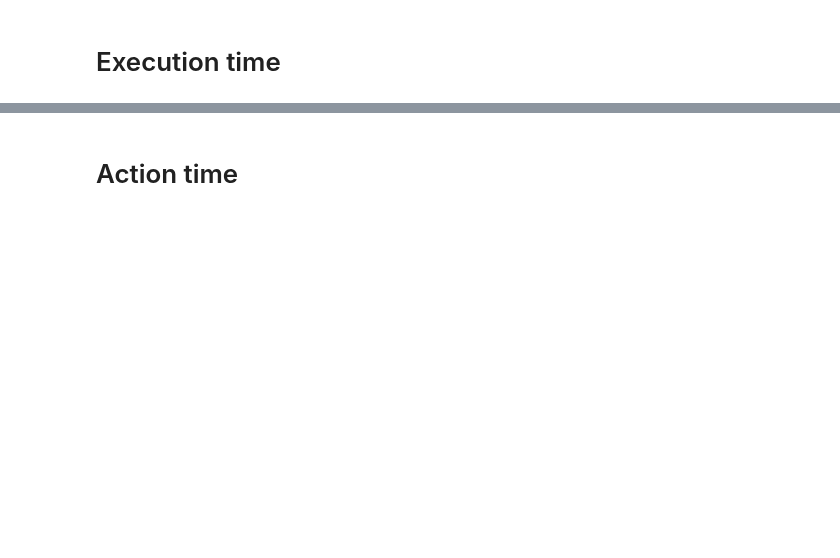
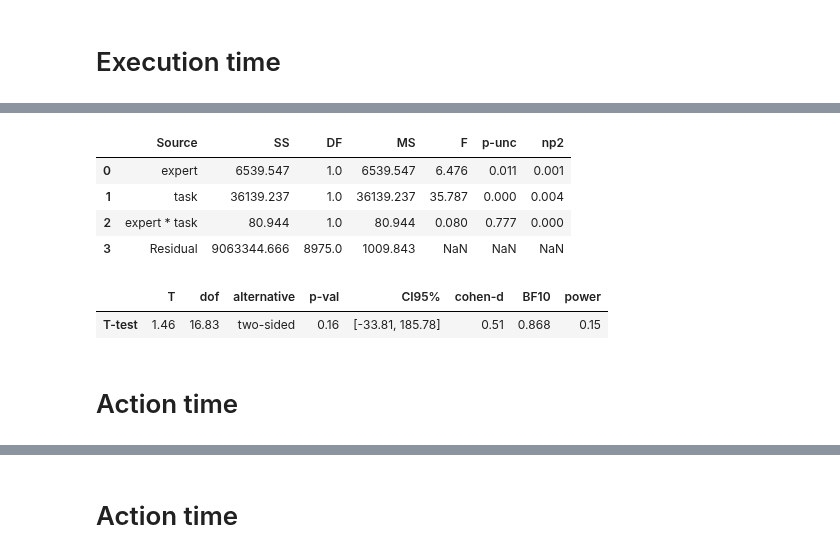
Before and after one commit to konstantgr/jupyter-logs-analysis, a Jupyter notebook: analysis/02-0-time-analysis.ipynb, the cells around one changed output, grey strips where cells are left out. Drawn from its saved outputs; the diff is of its cells as text; code cells hidden in the pictures; blank space fills up the shorter version.

```diff
--- a/analysis/02-0-time-analysis.ipynb
+++ b/analysis/02-0-time-analysis.ipynb
@@ -79,0 +83,19 @@ sum_exec = sum_exec + 0.000001
+# %%
+t1_execs_s = kernel_time_df.loc[((~kernel_time_df.expert) & (kernel_time_df.task == 'task1')), 'exec_time_n']
+t1_execs_e = kernel_time_df.loc[((kernel_time_df.expert) & (kernel_time_df.task == 'task1')), 'exec_time_n']
+pg.ttest(t1_execs_s, t1_execs_e).round(2)
+# %% [output]
+|  | Source | SS | DF | MS | F | p-unc | np2 |
+| 0 | expert | 6539.547 | 1.0 | 6539.547 | 6.476 | 0.011 | 0.001 |
+| 1 | task | 36139.237 | 1.0 | 36139.237 | 35.787 | 0.000 | 0.004 |
+| 2 | expert * task | 80.944 | 1.0 | 80.944 | 0.080 | 0.777 | 0.000 |
+| 3 | Residual | 9063344.666 | 8975.0 | 1009.843 | NaN | NaN | NaN |
+# %%
+t1_execs_s = kernel_time_df.loc[((~kernel_time_df.expert) & (kernel_time_df.task == 'task2')), 'exec_time_n']
+t1_execs_e = kernel_time_df.loc[((kernel_time_df.expert) & (kernel_time_df.task == 'task2')), 'exec_time_n']
+pg.ttest(t1_execs_s, t1_execs_e).round(2)
+# %% [output]
+|  | T | dof | alternative | p-val | CI95% | cohen-d | BF10 | power |
+| T-test | 1.46 | 16.83 | two-sided | 0.16 | [-33.81, 185.78] | 0.51 | 0.868 | 0.15 |
+# %% [markdown]
+# Action time
```
Also changed, not shown: parts of 23 cells of this notebook, 5 other files.
